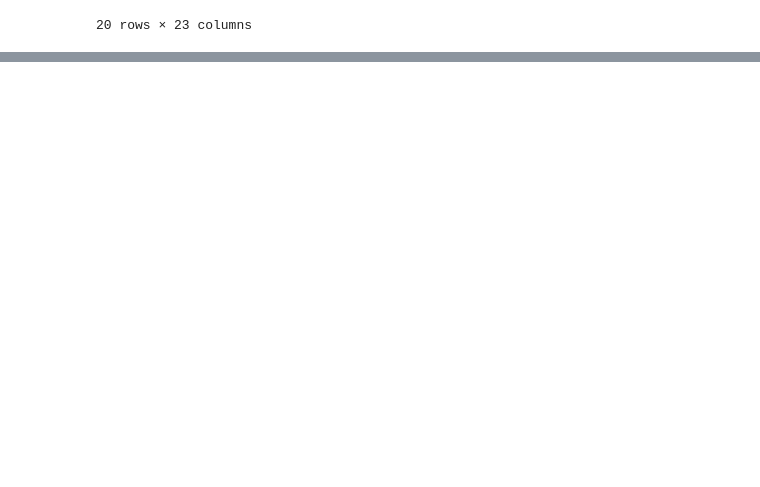
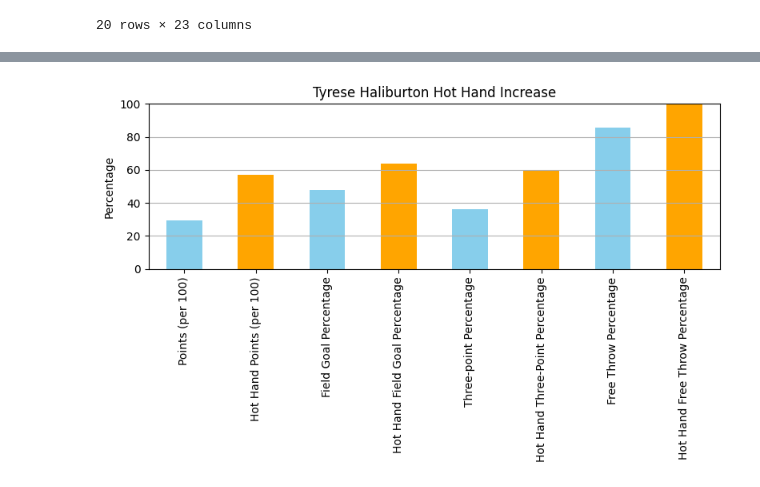
Before and after one commit to zacmac13/Hot-Hand-Project, a Jupyter notebook: HotHand.ipynb, the cells around one changed output, grey strips where cells are left out. Drawn from its saved outputs; the diff is of its cells as text; code cells hidden in the pictures; blank space fills up the shorter version.

```diff
--- a/HotHand.ipynb
+++ b/HotHand.ipynb
@@ -367,0 +380,27 @@ plt.show()
+# %%
+row = hot_hand.loc['Tyrese Haliburton', ['Points (per 100)', 'Hot Hand Points (per 100)', 'Field Goal Percentage', 'Hot Hand Field Goal Percentage', 'Three-point Percentage', 'Hot Hand Three-Point Percentage', 'Free Throw Percentage', 'Hot Hand Free Throw Percentage']]
+
+colors = [
+    'skyblue',
+    'orange',
+    'skyblue',
+    'orange',
+    'skyblue',
+    'orange',
+    'skyblue',
+    'orange'
+]
+
+
+plt.figure(figsize=(8, 5))
+row.plot(kind='bar', color=colors)
+
+plt.title('Tyrese Haliburton Hot Hand Increase')
+plt.ylabel('Percentage')
+plt.ylim(0, 100)
+plt.xticks(rotation=90)
+plt.grid(axis='y')
+plt.tight_layout()
+plt.show()
+# %% [output]
+[figure, added]
```
Also changed, not shown: parts of 2 cells of this notebook, 1 other file.
